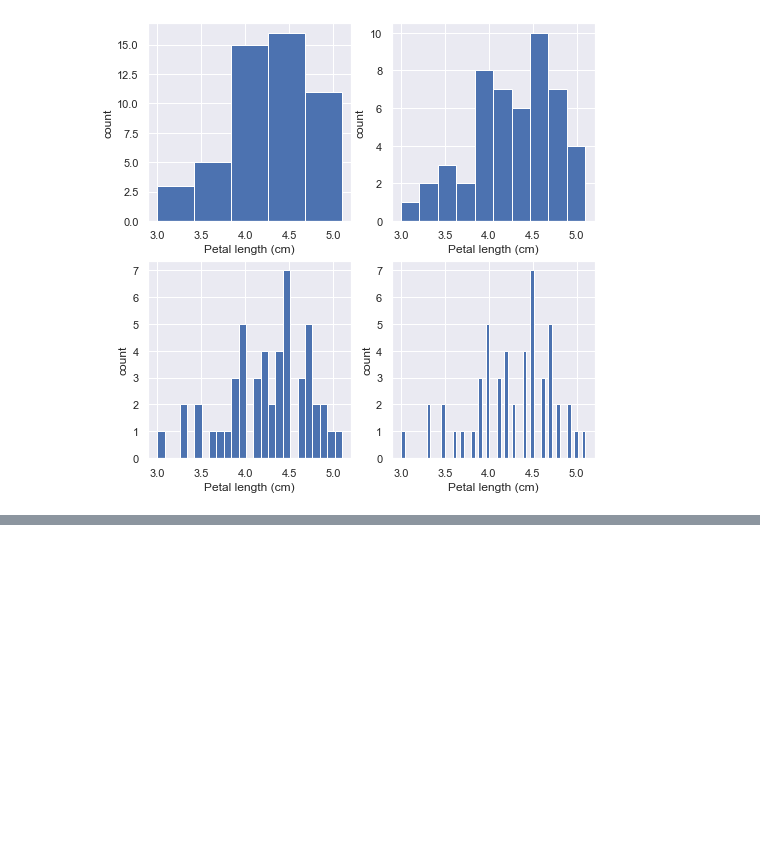
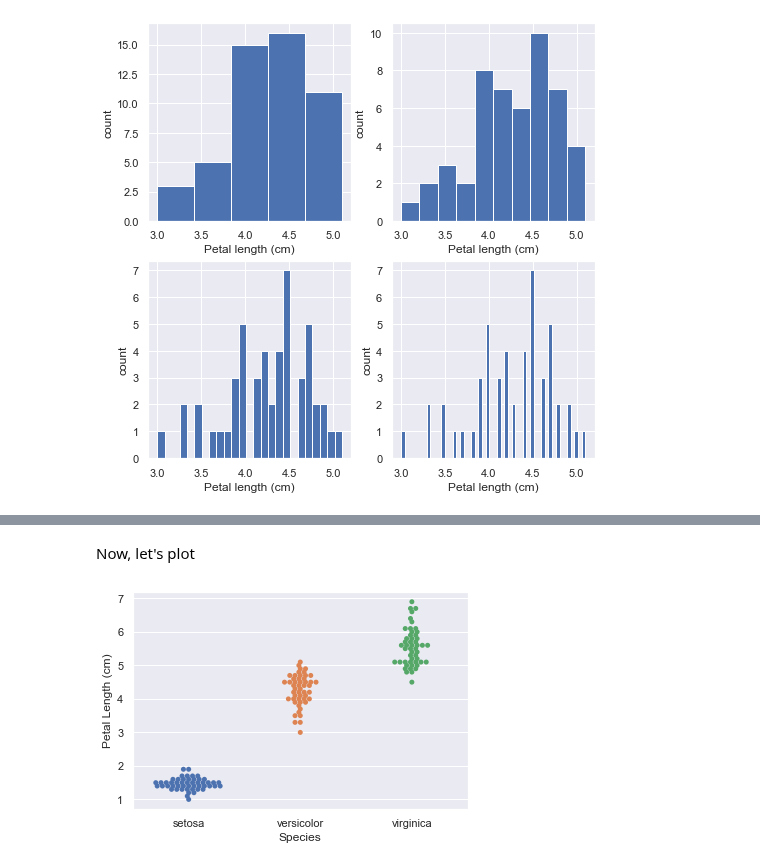
Before and after one commit to mandliya/ml, a Jupyter notebook: courses/statistical_thinking/part1/Statistical_thinking_part_1.ipynb, the cells around one changed output, grey strips where cells are left out. Cells and saved outputs as stored; diff of their text form; code cells hidden in the pictures; blank space fills up the shorter version.

```diff
--- a/courses/statistical_thinking/part1/Statistical_thinking_part_1.ipynb
+++ b/courses/statistical_thinking/part1/Statistical_thinking_part_1.ipynb
@@ -76,0 +83,12 @@ The problem with histogram plots is it can look entirely different when the numb
+# %%
+import pandas as pd
+
+iris_df = pd.DataFrame(data=iris.data, index=None, columns=iris.feature_names)
+# also add the target values, since Scikit-Learn dataset has it in target
+iris_df['species_num'] = iris.target
+
+# Add another column species which will contain the categorical name for plotting
+iris_df['species'] = iris_df['species_num']
+iris_df['species'].replace([0, 1, 2], iris.target_names, inplace=True)
+
+iris_df.head()
@@ -76,0 +102,9 @@ The problem with histogram plots is it can look entirely different when the numb
+# %% [markdown]
+Now, let's plot
+# %%
+_ = sns.swarmplot(x='species', y='petal length (cm)', data=iris_df)
+_ = plt.xlabel('Species')
+_ = plt.ylabel('Petal Length (cm)')
+_ = plt.show()
+# %% [output]
+[figure, added]
```
Also changed, not shown: parts of 24 cells of this notebook, 2 other files.
